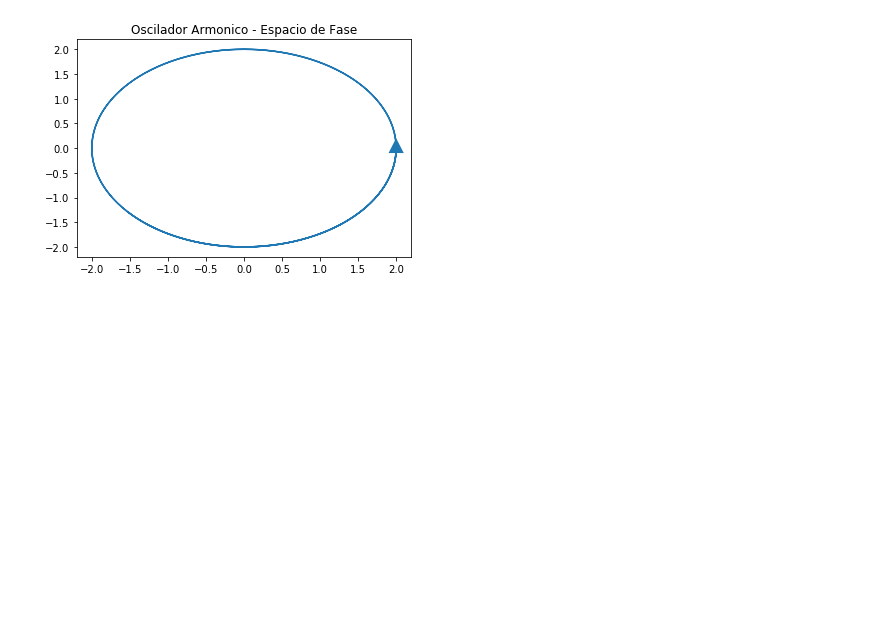
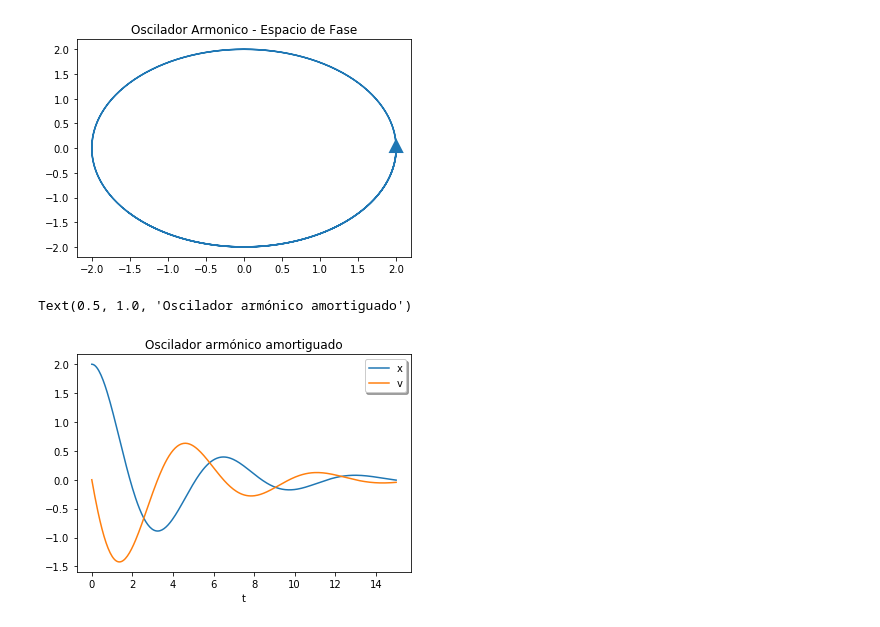
Before and after one commit to Matcraft94/PDEs, a Jupyter notebook: Oscilador-Armonico.ipynb, the cells around one changed output. Drawn from its saved outputs; the diff is of its cells as text; code cells hidden in the pictures; blank space fills up the shorter version.

```diff
--- a/Oscilador-Armonico.ipynb
+++ b/Oscilador-Armonico.ipynb
@@ -45,3 +45,16 @@ plt.title('Oscilador Armonico - Espacio de Fase')
 # %% [output]
 Text(0.5, 1.0, 'Oscilador Armonico - Espacio de Fase')
 [figure]
+# %%
+c = 0.5
+solution = solve_harmonic(m,k,c,x0,v0,span)
+# %%
+t = np.linspace(0, 15, 300)
+z = solution.sol(t)
+plt.plot(t, z.T)
+plt.xlabel('t')
+plt.legend(['x', 'v'], shadow=True)
+plt.title('Oscilador armónico amortiguado')
+# %% [output]
+Text(0.5, 1.0, 'Oscilador armónico amortiguado')
+[figure, added]
```
Also changed, not shown: parts of 1 cell of this notebook, 1 other file.
